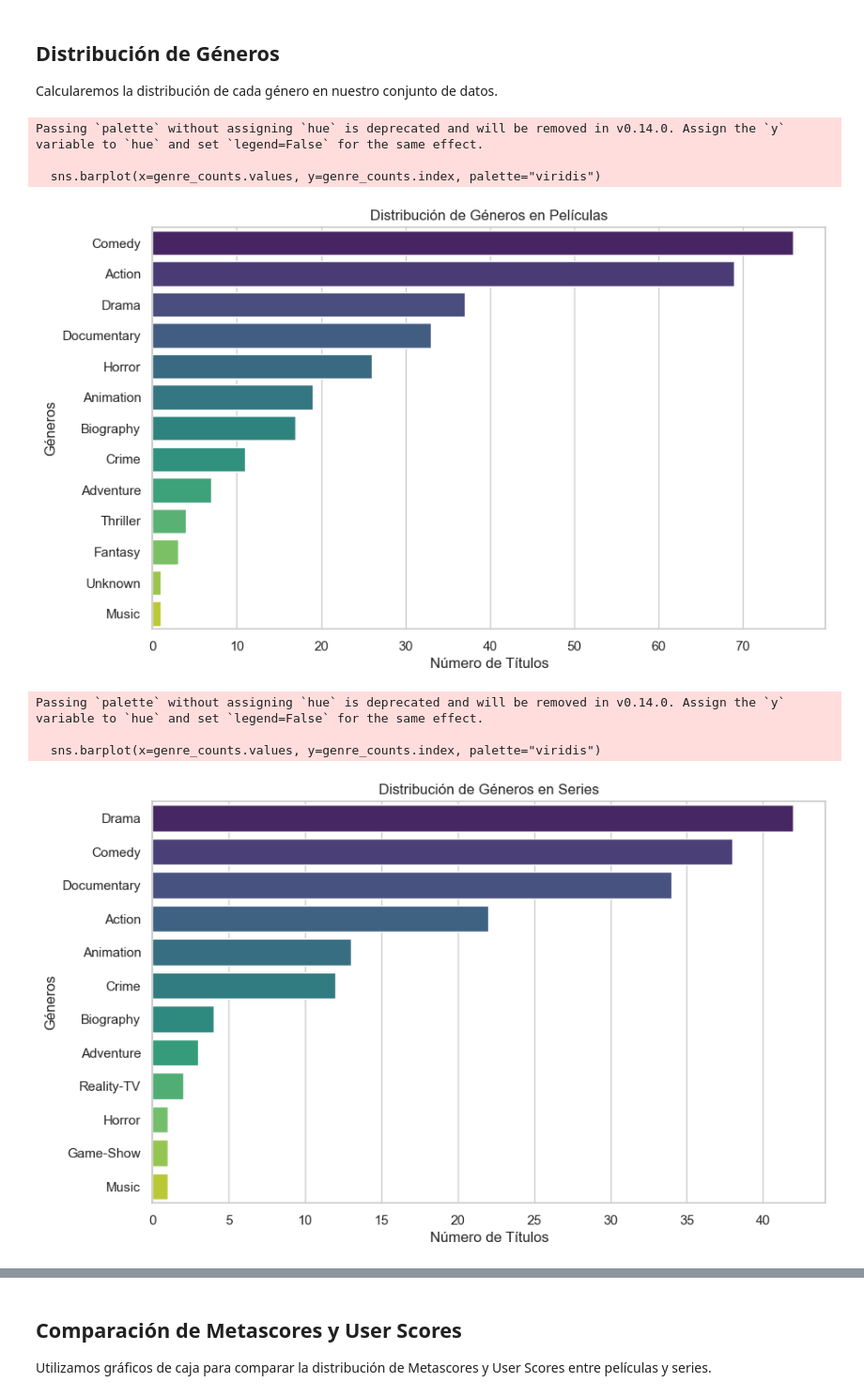
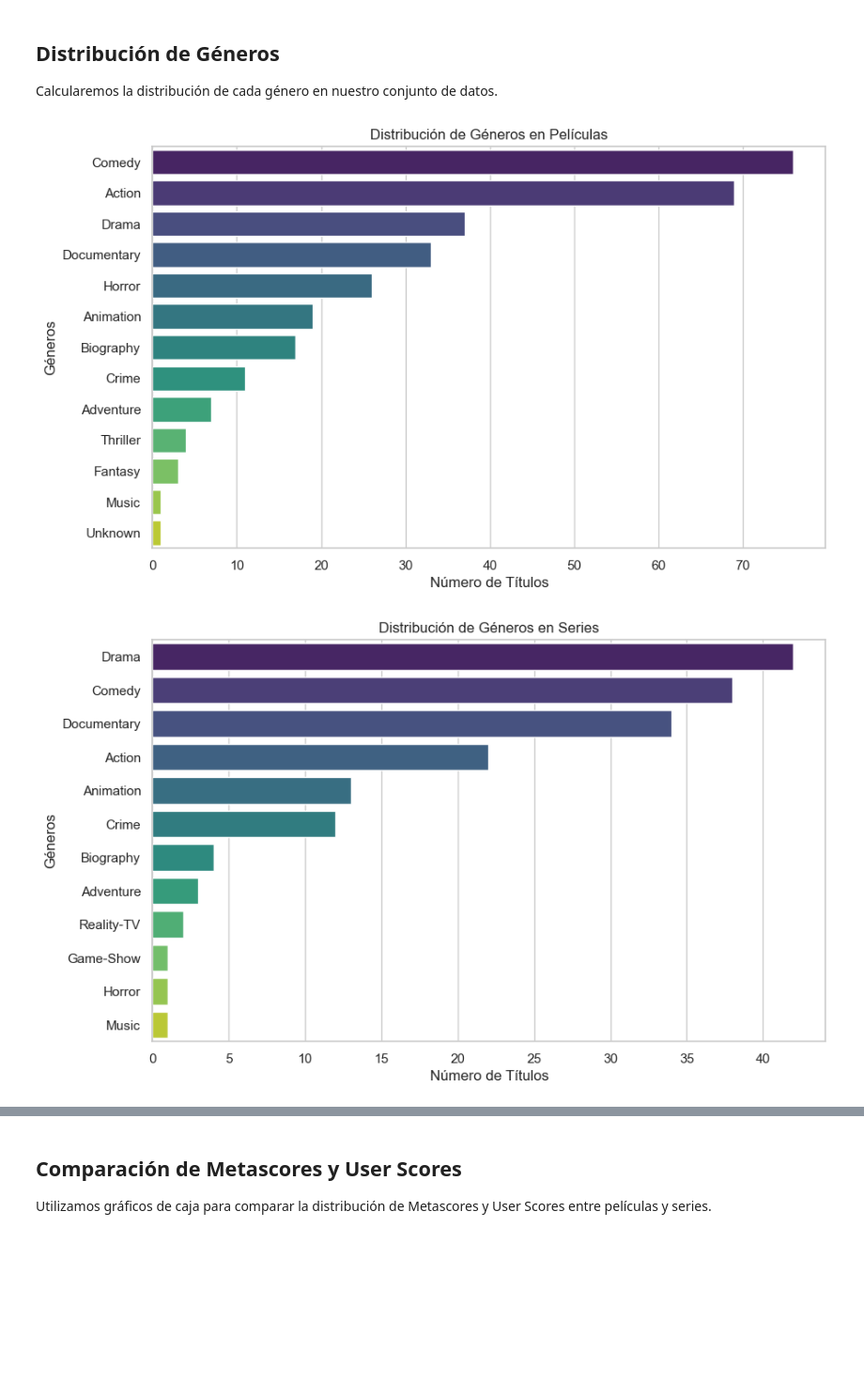
Before and after one commit to pizarroiker/TFG-Web-Scraping-Sentiment-Analysis, a Jupyter notebook: DataAnalysis.ipynb, the cells around one changed output, grey strips where cells are left out. Shown: that part at 94% size. Drawn from its saved outputs; the diff is of its cells as text; code cells hidden in the pictures; blank space fills up the shorter version.

```diff
--- a/DataAnalysis.ipynb
+++ b/DataAnalysis.ipynb
@@ -69,17 +81,16 @@ year = df["release_date"].dt.year[0]
 
 Realizaremos un análisis estadístico básico para obtener una visión general de los datos. Esto incluirá un resumen estadístico de las variables numéricas, la distribución de tipos (película o serie), y un resumen de la presencia de diferentes géneros.
 # %%
-# Separar los datos en películas y series
-movies = df[df['type'] == 'movie']
-tvshows = df[df['type'] == 'tvshow']
+# Separamos el DataFrame en dos subconjuntos: uno para películas y otro para series de TV
+movies = df[df['type'] == 'movie'].copy()
+tvshows = df[df['type'] == 'tvshow'].copy()
 
-# Estadísticas para películas
-movies_stats = movies.describe()
-movies_genre_summary = movies[genres_movies].sum().sort_values(ascending=False)
+# Calcula estadísticas descriptivas para películas
+movies_stats = movies.describe().round(2)
 
-# Estadísticas para series
-tvshows_stats = tvshows.describe()
-tvshows_genre_summary = tvshows[genres_series].sum().sort_values(ascending=False)
+# Calcula estadísticas descriptivas para series de TV
+tvshows_stats = tvshows.describe().round(2)
 
-movies_stats, movies_genre_summary, tvshows_stats, tvshows_genre_summary
+# Presentamos los resultados
+movies_stats, tvshows_stats
 # %% [output]
@@ -107,30 +118,28 @@ Calcularemos la distribución de cada género en nuestro conjunto de datos.
 # %%
 # Configuraciones para visualizaciones
 sns.set(style="whitegrid")
 
+# Resumen de géneros para películas y series, ordenado de mayor a menor
+movies_genre_summary = movies[genres_movies_list].sum().sort_values(ascending=False)
+tvshows_genre_summary = tvshows[genres_tvshows_list].sum().sort_values(ascending=False)
+
 # Función para crear gráficos de barras para géneros
 def plot_genre_distribution(genre_counts, title):
     plt.figure(figsize=(10, 6))
-    sns.barplot(x=genre_counts.values, y=genre_counts.index, palette="viridis")
+    sns.barplot(x=genre_counts.values, y=genre_counts.index, palette="viridis", hue=genre_counts.index, legend=False)
     plt.title(title)
     plt.xlabel('Número de Títulos')
     plt.ylabel('Géneros')
     plt.show()
 
 # Gráfico de barras para géneros de películas
 plot_genre_distribution(movies_genre_summary, 'Distribución de Géneros en Películas')
 
 # Gráfico de barras para géneros de series
 plot_genre_distribution(tvshows_genre_summary, 'Distribución de Géneros en Series')
 # %% [output]
-Passing `palette` without assigning `hue` is deprecated and will be removed in v0.14.0. Assign the `y` variable to `hue` and set `legend=False` for the same effect.
-
-  sns.barplot(x=genre_counts.values, y=genre_counts.index, palette="viridis")
-[figure, old version]
+[figure, new version]
-Passing `palette` without assigning `hue` is deprecated and will be removed in v0.14.0. Assign the `y` variable to `hue` and set `legend=False` for the same effect.
-
-  sns.barplot(x=genre_counts.values, y=genre_counts.index, palette="viridis")
-[figure, old version]
+[figure, new version]
 # %% [markdown]
 # Análisis de Géneros y Calificaciones
 
```
Also changed, not shown: parts of 11 cells of this notebook.
